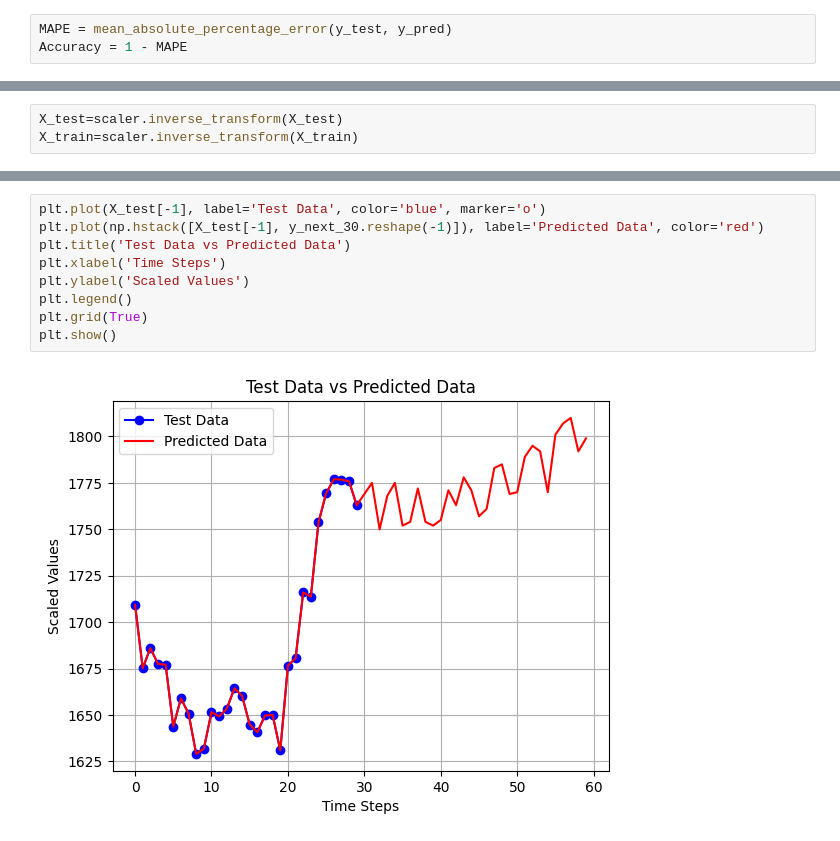
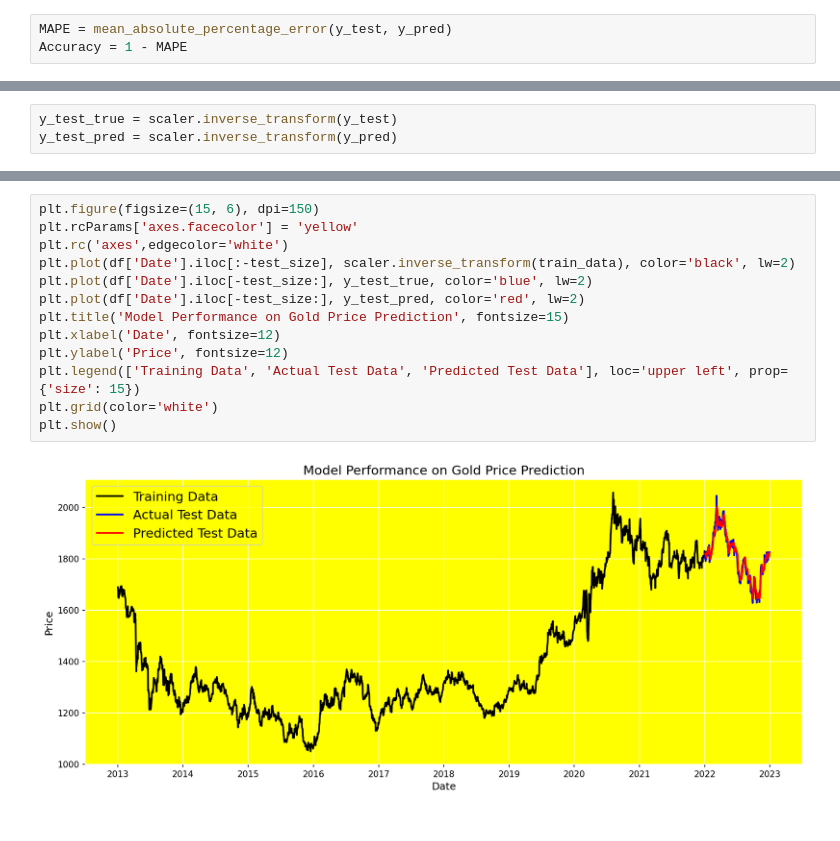
Before and after one commit to fatemeh-mndz/Gold-Price-Prediction, a Jupyter notebook: lstm_model.ipynb, the cells around one changed output, grey strips where cells are left out. Cells and saved outputs as stored; diff of their text form.

```diff
--- a/lstm_model.ipynb
+++ b/lstm_model.ipynb
@@ -209,3 +188,3 @@ X_train shape => (2006, 30)
 # %%
-X_test=scaler.inverse_transform(X_test)
-X_train=scaler.inverse_transform(X_train)
+y_test_true = scaler.inverse_transform(y_test)
+y_test_pred = scaler.inverse_transform(y_pred)
@@ -219,11 +191,15 @@ array([1709.3, 1675.2, 1686. , 1677.5, 1677. , 1643.7, 1658.9, 1650.7,
-# %%
-plt.plot(X_test[-1], label='Test Data', color='blue', marker='o')
-plt.plot(np.hstack([X_test[-1], y_next_30.reshape(-1)]), label='Predicted Data', color='red')
-plt.title('Test Data vs Predicted Data')
-plt.xlabel('Time Steps')
-plt.ylabel('Scaled Values')
-plt.legend()
-plt.grid(True)
-plt.show()
-# %% [output]
-[figure, removed]
+# %%
+plt.figure(figsize=(15, 6), dpi=150)
+plt.rcParams['axes.facecolor'] = 'yellow'
+plt.rc('axes',edgecolor='white')
+plt.plot(df['Date'].iloc[:-test_size], scaler.inverse_transform(train_data), color='black', lw=2)
+plt.plot(df['Date'].iloc[-test_size:], y_test_true, color='blue', lw=2)
+plt.plot(df['Date'].iloc[-test_size:], y_test_pred, color='red', lw=2)
+plt.title('Model Performance on Gold Price Prediction', fontsize=15)
+plt.xlabel('Date', fontsize=12)
+plt.ylabel('Price', fontsize=12)
+plt.legend(['Training Data', 'Actual Test Data', 'Predicted Test Data'], loc='upper left', prop={'size': 15})
+plt.grid(color='white')
+plt.show()
+# %% [output]
+[figure, added]
```
Also changed, not shown: parts of 33 cells of this notebook, 2 other files.
